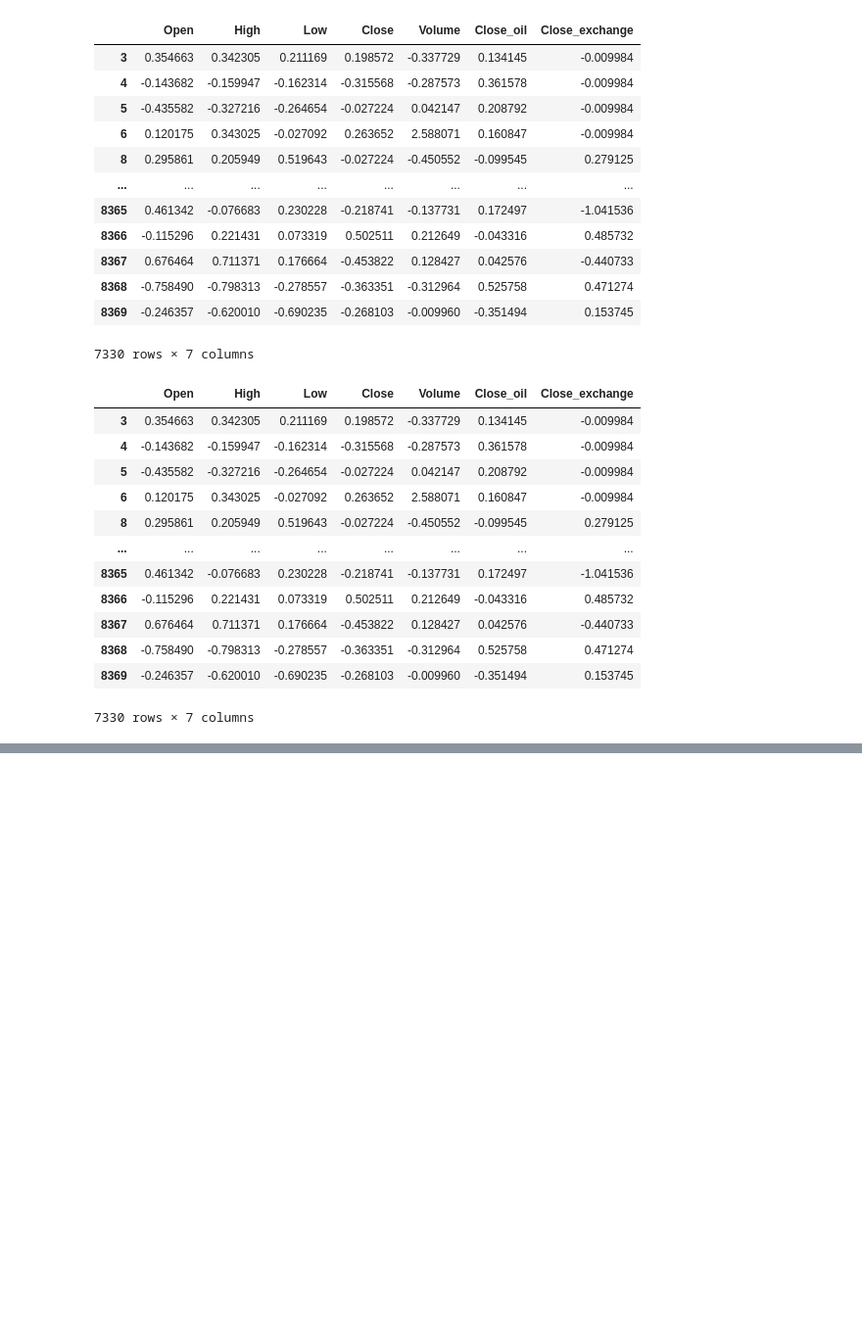
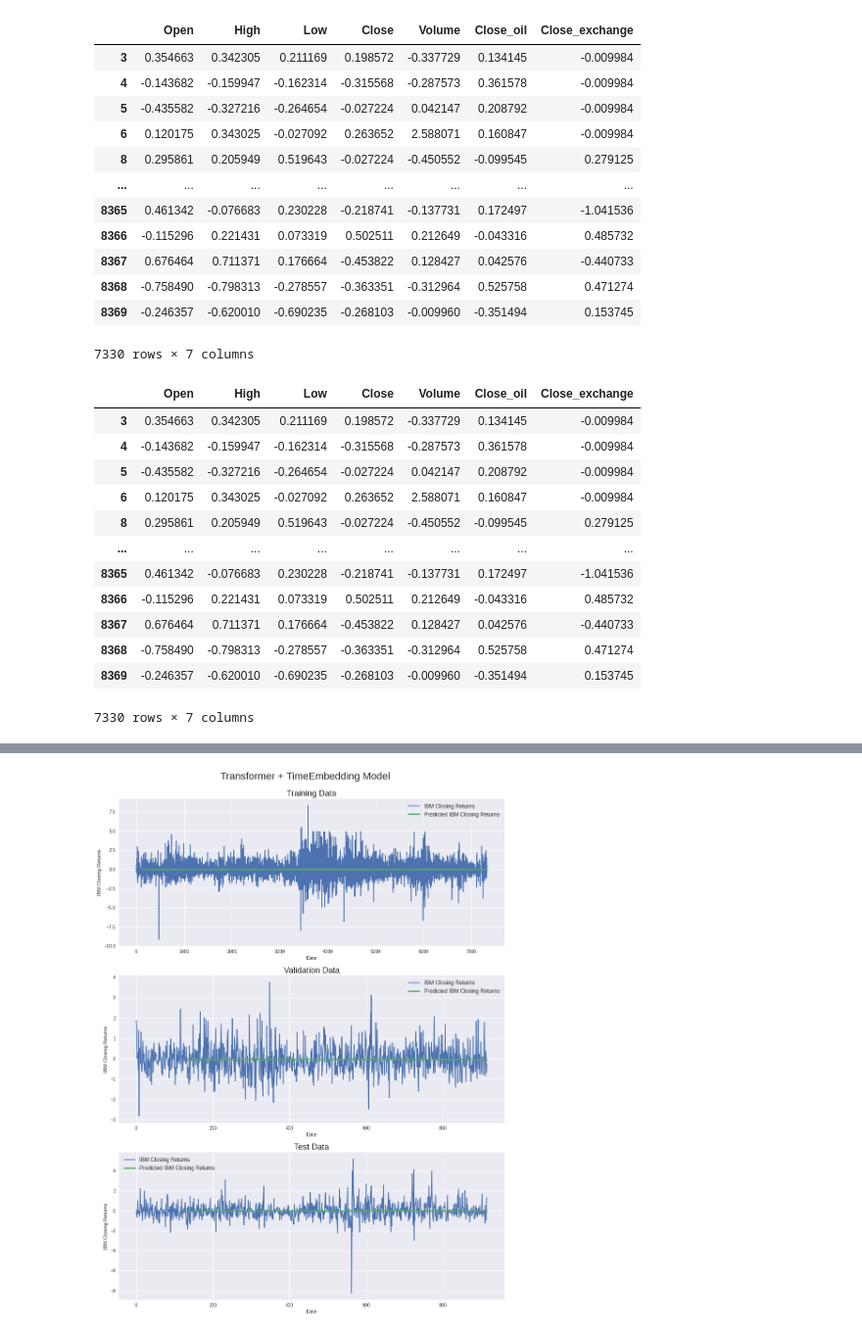
Before and after one commit to NahahaNahaha/2021_senier_project, a Jupyter notebook: KoreanAirModel.ipynb, the cells around one changed output, grey strips where cells are left out. Shown: that part at 98% size. Saved outputs shown, nothing was run; the diff lists cells and outputs as text; code cells hidden in the pictures; blank space fills up the shorter version.

```diff
--- a/KoreanAirModel.ipynb
+++ b/KoreanAirModel.ipynb
@@ -340,0 +569,98 @@ df_test
+# %%
+def create_model():
+  '''Initialize time and transformer layers'''
+  time_embedding = Time2Vector(seq_len)
+  attn_layer1 = TransformerEncoder(d_k, d_v, n_heads, ff_dim)
+  attn_layer2 = TransformerEncoder(d_k, d_v, n_heads, ff_dim)
+  attn_layer3 = TransformerEncoder(d_k, d_v, n_heads, ff_dim)
+
+  '''Construct model'''
+  in_seq = Input(shape=(seq_len, 7))
+  x = time_embedding(in_seq)
+  x = Concatenate(axis=-1)([in_seq, x])
+  x = attn_layer1((x, x, x))
+  x = attn_layer2((x, x, x))
+  x = attn_layer3((x, x, x))
+  x = GlobalAveragePooling1D(data_format='channels_first')(x)
+  x = Dropout(0.1)(x)
+  x = Dense(64, activation='relu')(x)
+  x = Dropout(0.1)(x)
+  out = Dense(1, activation='linear')(x)
+
+  model = Model(inputs=in_seq, outputs=out)
+  model.compile(loss='mse', optimizer='adam', metrics=['mae', 'mape'])
+  return model
+
+
+model = create_model()
+model.summary()
+
+callback = tf.keras.callbacks.ModelCheckpoint('Transformer+TimeEmbedding.hdf5',
+                                              monitor='val_loss',
+                                              save_best_only=True, verbose=1)
+
+history = model.fit(X_train, y_train,
+                    batch_size=batch_size,
+                    epochs=35,
+                    callbacks=[callback],
+                    validation_data=(X_val, y_val))
+
+model = tf.keras.models.load_model('/content/Transformer+TimeEmbedding.hdf5',
+                                   custom_objects={'Time2Vector': Time2Vector,
+                                                   'SingleAttention': SingleAttention,
+                                                   'MultiAttention': MultiAttention,
+                                                   'TransformerEncoder': TransformerEncoder})
+
+
+###############################################################################
+'''Calculate predictions and metrics'''
+
+#Calculate predication for training, validation and test data
+train_pred = model.predict(X_train)
+val_pred = model.predict(X_val)
+test_pred = model.predict(X_test)
+
+#Print evaluation metrics for all datasets
+train_eval = model.evaluate(X_train, y_train, verbose=0)
+val_eval = model.evaluate(X_val, y_val, verbose=0)
+test_eval = model.evaluate(X_test, y_test, verbose=0)
+print(' ')
+print('Evaluation metrics')
+print('Training Data - Loss: {:.4f}, MAE: {:.4f}, MAPE: {:.4f}'.format(train_eval[0], train_eval[1], train_eval[2]))
+print('Validation Data - Loss: {:.4f}, MAE: {:.4f}, MAPE: {:.4f}'.format(val_eval[0], val_eval[1], val_eval[2]))
+print('Test Data - Loss: {:.4f}, MAE: {:.4f}, MAPE: {:.4f}'.format(test_eval[0], test_eval[1], test_eval[2]))
+
+###############################################################################
+'''Display results'''
+
+fig = plt.figure(figsize=(15,20))
+st = fig.suptitle("Transformer + TimeEmbedding Model", fontsize=22)
+st.set_y(0.92)
+
+#Plot training data results
+ax11 = fig.add_subplot(311)
+ax11.plot(train_data[:, 3], label='IBM Closing Returns')
+ax11.plot(np.arange(seq_len, train_pred.shape[0]+seq_len), train_pred, linewidth=3, label='Predicted IBM Closing Returns')
+ax11.set_title("Training Data", fontsize=18)
+ax11.set_xlabel('Date')
+ax11.set_ylabel('IBM Closing Returns')
+ax11.legend(loc="best", fontsize=12)
+
+#Plot validation data results
+ax21 = fig.add_subplot(312)
+ax21.plot(val_data[:, 3], label='IBM Closing Returns')
+ax21.plot(np.arange(seq_len, val_pred.shape[0]+seq_len), val_pred, linewidth=3, label='Predicted IBM Closing Returns')
+ax21.set_title("Validation Data", fontsize=18)
+ax21.set_xlabel('Date')
+ax21.set_ylabel('IBM Closing Returns')
+ax21.legend(loc="best", fontsize=12)
+
+#Plot test data results
+ax31 = fig.add_subplot(313)
+ax31.plot(test_data[:, 3], label='IBM Closing Returns')
+ax31.plot(np.arange(seq_len, test_pred.shape[0]+seq_len), test_pred, linewidth=3, label='Predicted IBM Closing Returns')
+ax31.set_title("Test Data", fontsize=18)
+ax31.set_xlabel('Date')
+ax31.set_ylabel('IBM Closing Returns')
+ax31.legend(loc="best", fontsize=12)
+# %% [output]
@@ -340,0 +685 @@ df_test
+[figure, added]
```
Also changed, not shown: parts of 12 cells of this notebook.
